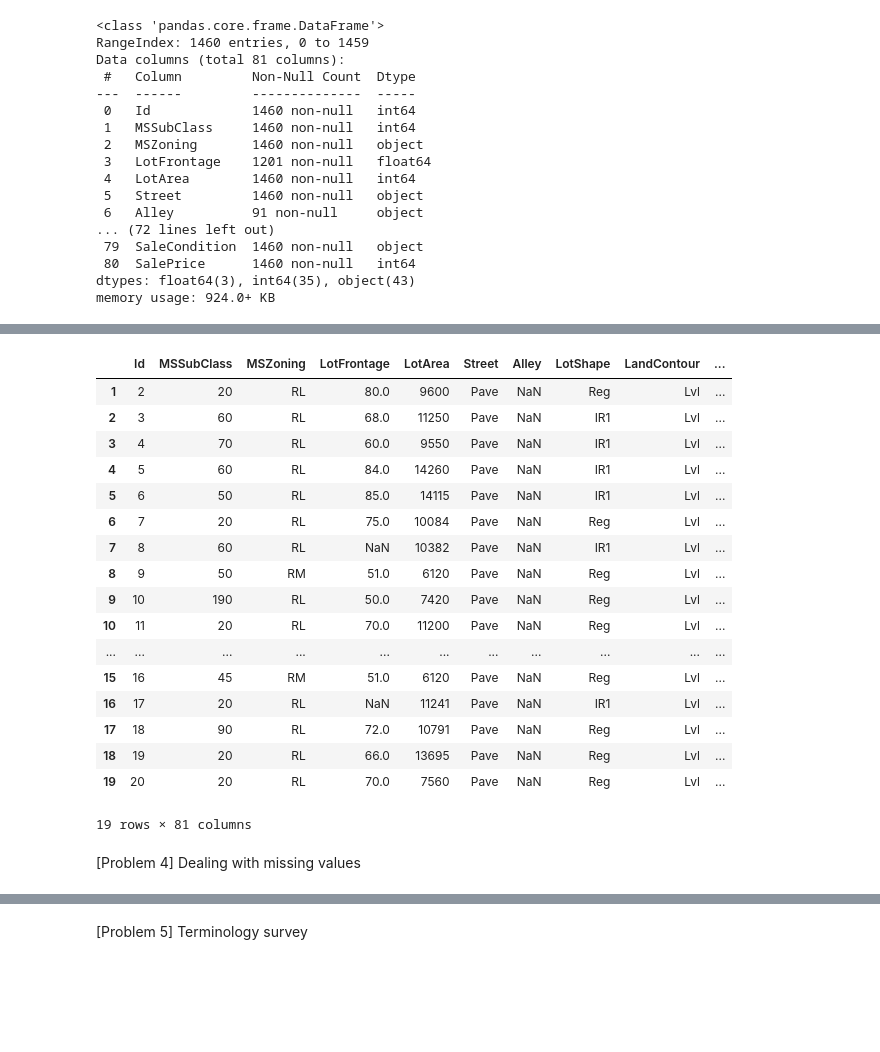
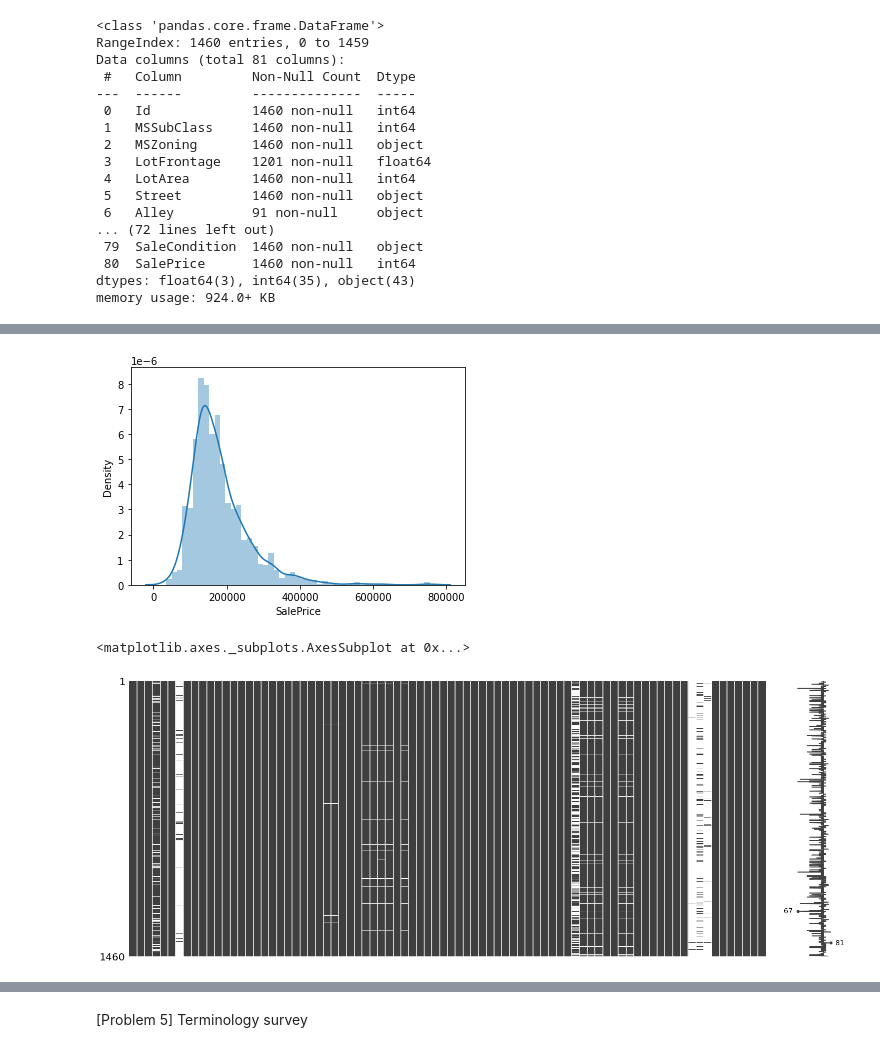
Before and after one commit to maralerdene/DIVER, a Jupyter notebook: Analysis_of_housing_information.ipynb, the cells around one changed output, grey strips where cells are left out. Drawn from its saved outputs; the diff is of its cells as text; code cells hidden in the pictures; blank space fills up the shorter version.

```diff
--- a/Analysis_of_housing_information.ipynb
+++ b/Analysis_of_housing_information.ipynb
@@ -111,25 +51,11 @@ dtype: float64
-# %%
-#quartile of the feature quantity are displayed at once.
-
-df.iloc[1:20]
-# %% [output]
-|  | Id | MSSubClass | MSZoning | LotFrontage | LotArea | Street | Alley | LotShape | LandContour | ... |
-| 1 | 2 | 20 | RL | 80.0 | 9600 | Pave | NaN | Reg | Lvl | ... |
-| 2 | 3 | 60 | RL | 68.0 | 11250 | Pave | NaN | IR1 | Lvl | ... |
-| 3 | 4 | 70 | RL | 60.0 | 9550 | Pave | NaN | IR1 | Lvl | ... |
-| 4 | 5 | 60 | RL | 84.0 | 14260 | Pave | NaN | IR1 | Lvl | ... |
-| 5 | 6 | 50 | RL | 85.0 | 14115 | Pave | NaN | IR1 | Lvl | ... |
-| 6 | 7 | 20 | RL | 75.0 | 10084 | Pave | NaN | Reg | Lvl | ... |
-| 7 | 8 | 60 | RL | NaN | 10382 | Pave | NaN | IR1 | Lvl | ... |
-| 8 | 9 | 50 | RM | 51.0 | 6120 | Pave | NaN | Reg | Lvl | ... |
-| 9 | 10 | 190 | RL | 50.0 | 7420 | Pave | NaN | Reg | Lvl | ... |
-| 10 | 11 | 20 | RL | 70.0 | 11200 | Pave | NaN | Reg | Lvl | ... |
-| ... | ... | ... | ... | ... | ... | ... | ... | ... | ... | ... |
-| 15 | 16 | 45 | RM | 51.0 | 6120 | Pave | NaN | Reg | Lvl | ... |
-| 16 | 17 | 20 | RL | NaN | 11241 | Pave | NaN | IR1 | Lvl | ... |
-| 17 | 18 | 90 | RL | 72.0 | 10791 | Pave | NaN | Reg | Lvl | ... |
-| 18 | 19 | 20 | RL | 66.0 | 13695 | Pave | NaN | Reg | Lvl | ... |
-| 19 | 20 | 20 | RL | 70.0 | 7560 | Pave | NaN | Reg | Lvl | ... |
-19 rows × 81 columns
-# %% [markdown]
-[Problem 4] Dealing with missing values
+# %%
+sns.distplot(df['SalePrice']);
+# %% [output]
+[figure, added]
+# %%
+import missingno as msno
+%matplotlib inline
+msno.matrix(df)
+# %% [output]
+<matplotlib.axes._subplots.AxesSubplot at 0x...>
+[figure, added]
```
Also changed, not shown: parts of 19 cells of this notebook, 18 other files.
